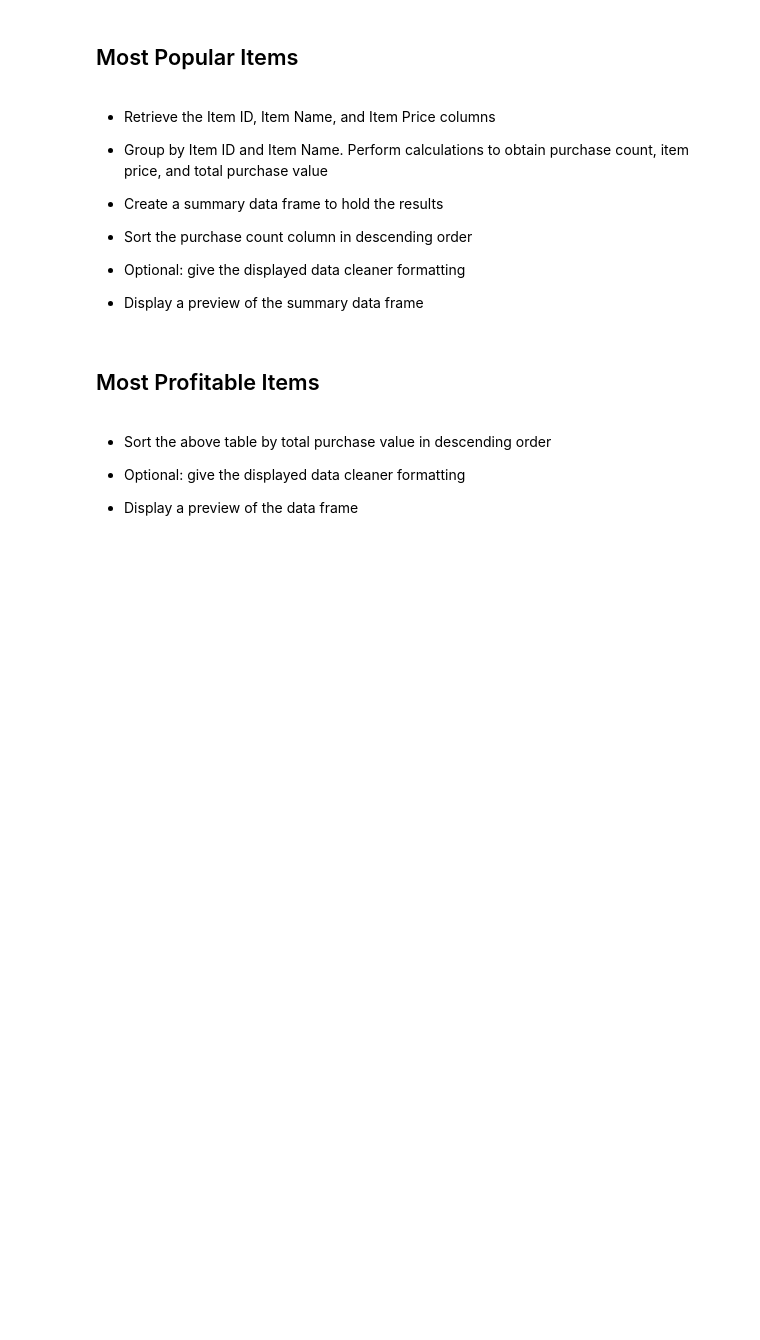
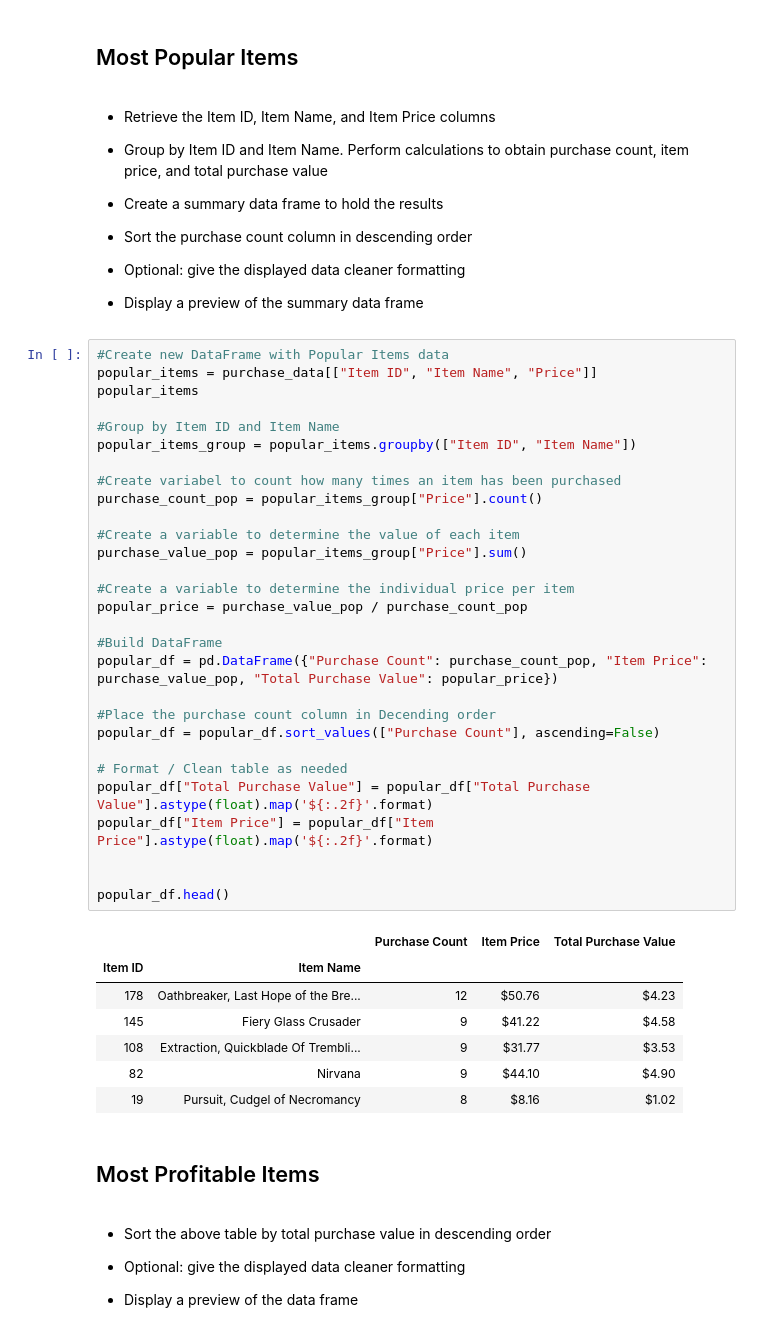
Before and after one commit to terrylashley/Gaming_Data_Analysis, a Jupyter notebook: HeroesOfPymoli/HeroesOfPymoli_starter.ipynb, the cells around one changed output. Cells and saved outputs as stored; diff of their text form; blank space fills up the shorter version.

```diff
--- a/HeroesOfPymoli/HeroesOfPymoli_starter.ipynb
+++ b/HeroesOfPymoli/HeroesOfPymoli_starter.ipynb
@@ -342,6 +342,43 @@ top_spenders_formatted.head()
 
 
 * Display a preview of the summary data frame
+# %%
+#Create new DataFrame with Popular Items data
+popular_items = purchase_data[["Item ID", "Item Name", "Price"]]
+popular_items
+
+#Group by Item ID and Item Name
+popular_items_group = popular_items.groupby(["Item ID", "Item Name"])
+
+#Create variabel to count how many times an item has been purchased
+purchase_count_pop = popular_items_group["Price"].count()
+
+#Create a variable to determine the value of each item
+purchase_value_pop = popular_items_group["Price"].sum()
+
+#Create a variable to determine the individual price per item
+popular_price = purchase_value_pop / purchase_count_pop
+
+#Build DataFrame
+popular_df = pd.DataFrame({"Purchase Count": purchase_count_pop, "Item Price": purchase_value_pop, "Total Purchase Value": popular_price})
+
+#Place the purchase count column in Decending order
+popular_df = popular_df.sort_values(["Purchase Count"], ascending=False)
+
+# Format / Clean table as needed
+popular_df["Total Purchase Value"] = popular_df["Total Purchase Value"].astype(float).map('${:.2f}'.format)
+popular_df["Item Price"] = popular_df["Item Price"].astype(float).map('${:.2f}'.format)
+
+
+popular_df.head()
+# %% [output]
+|  |  | Purchase Count | Item Price | Total Purchase Value |
+| Item ID | Item Name |  |  |  |
+| 178 | Oathbreaker, Last Hope of the Bre... | 12 | $50.76 | $4.23 |
+| 145 | Fiery Glass Crusader | 9 | $41.22 | $4.58 |
+| 108 | Extraction, Quickblade Of Trembli... | 9 | $31.77 | $3.53 |
+| 82 | Nirvana | 9 | $44.10 | $4.90 |
+| 19 | Pursuit, Cudgel of Necromancy | 8 | $8.16 | $1.02 |
 # %% [markdown]
 ## Most Profitable Items
 # %% [markdown]
```
Also changed, not shown: parts of 1 cell of this notebook.
